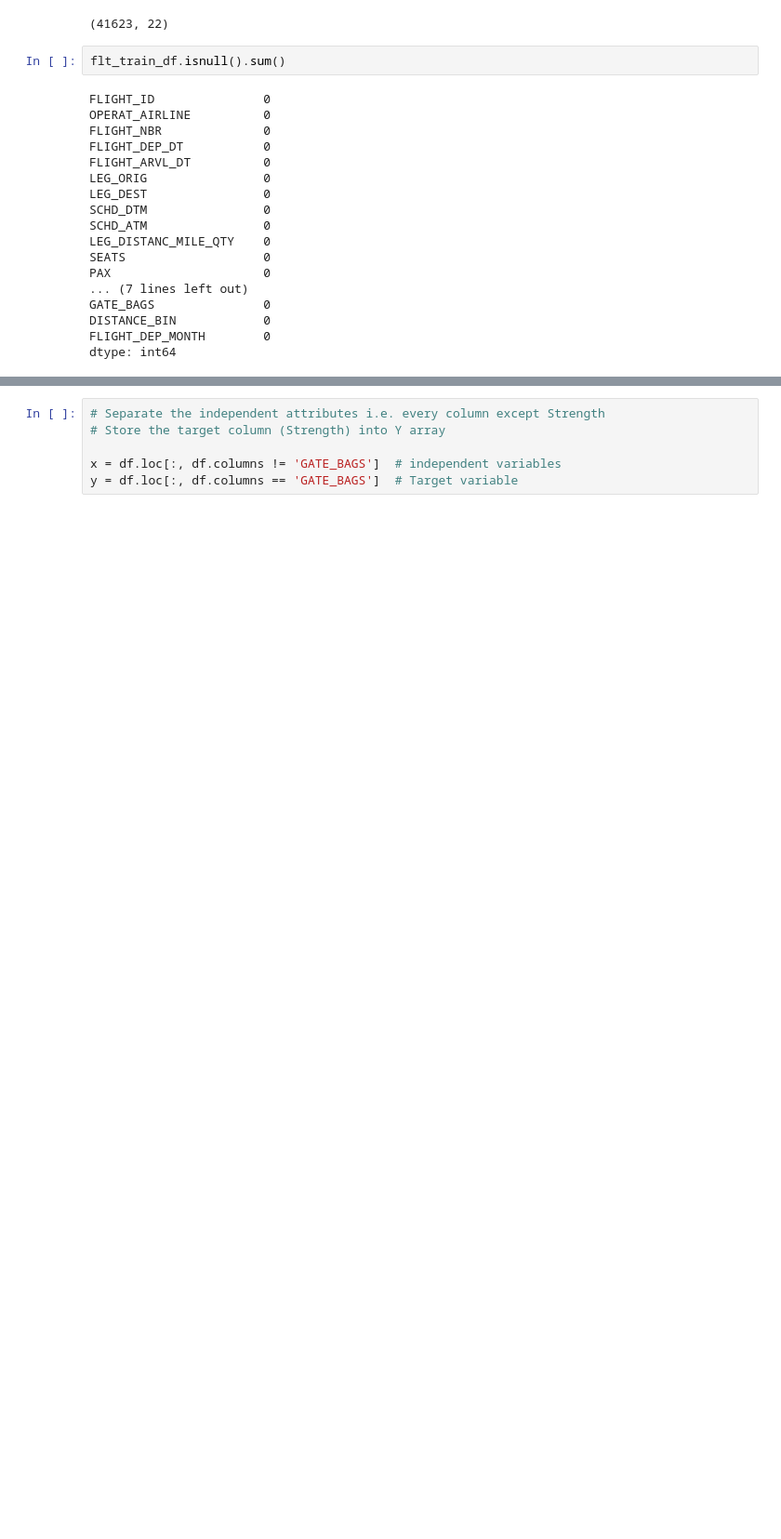
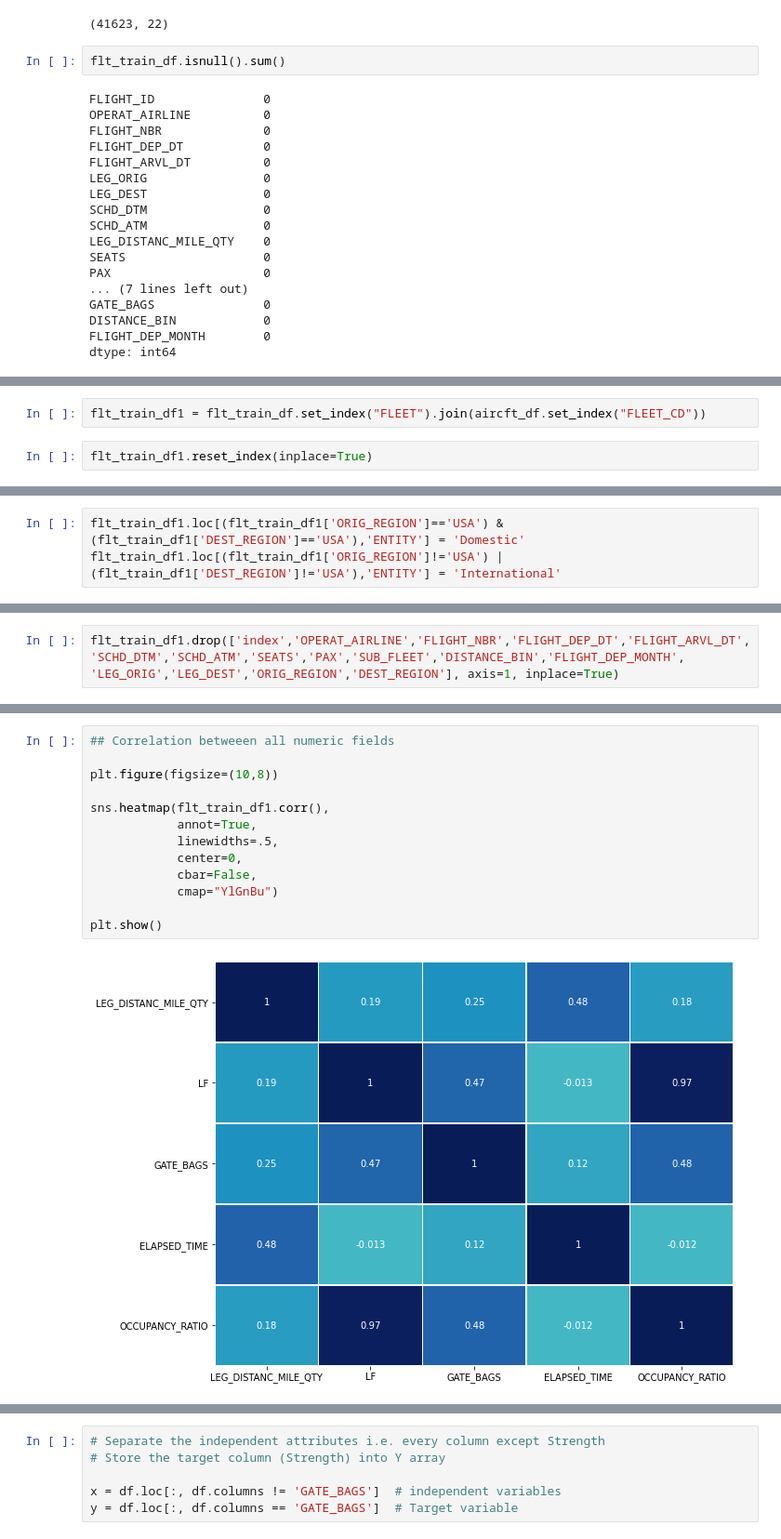
Before and after one commit to ShilpaSinghvi/AIML, a Jupyter notebook: Bags_Check_G.ipynb, the cells around one changed output, grey strips where cells are left out. Shown at 93% size. Saved outputs shown, nothing was run; the diff lists cells and outputs as text; blank space fills up the shorter version.

```diff
--- a/Bags_Check_G.ipynb
+++ b/Bags_Check_G.ipynb
@@ -125,0 +78,4 @@ dtype: int64
+# %%
+flt_train_df1 = flt_train_df.set_index("FLEET").join(aircft_df.set_index("FLEET_CD"))
+# %%
+flt_train_df1.reset_index(inplace=True)
@@ -125,0 +108,3 @@ dtype: int64
+# %%
+flt_train_df1.loc[(flt_train_df1['ORIG_REGION']=='USA') & (flt_train_df1['DEST_REGION']=='USA'),'ENTITY'] = 'Domestic'
+flt_train_df1.loc[(flt_train_df1['ORIG_REGION']!='USA') | (flt_train_df1['DEST_REGION']!='USA'),'ENTITY'] = 'International'
@@ -125,0 +127,2 @@ dtype: int64
+# %%
+flt_train_df1.drop(['index','OPERAT_AIRLINE','FLIGHT_NBR','FLIGHT_DEP_DT','FLIGHT_ARVL_DT','SCHD_DTM','SCHD_ATM','SEATS','PAX','SUB_FLEET','DISTANCE_BIN','FLIGHT_DEP_MONTH', 'LEG_ORIG','LEG_DEST','ORIG_REGION','DEST_REGION'], axis=1, inplace=True)
@@ -125,0 +145,15 @@ dtype: int64
+# %%
+## Correlation betweeen all numeric fields
+
+plt.figure(figsize=(10,8))
+
+sns.heatmap(flt_train_df1.corr(),
+            annot=True,
+            linewidths=.5,
+            center=0,
+            cbar=False,
+            cmap="YlGnBu")
+
+plt.show()
+# %% [output]
+[figure, added]
```
Also changed, not shown: parts of 88 cells of this notebook.
